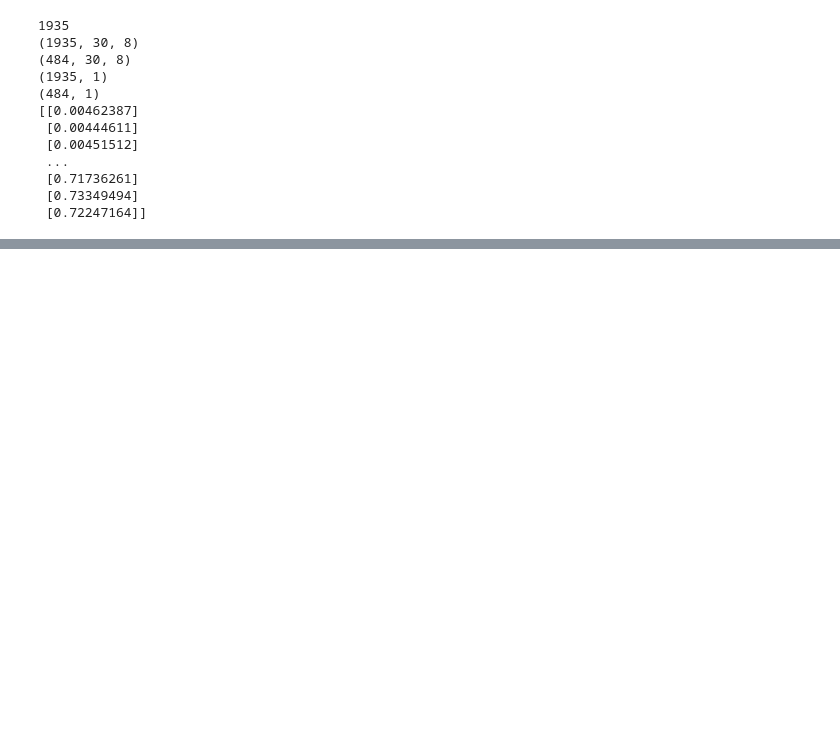
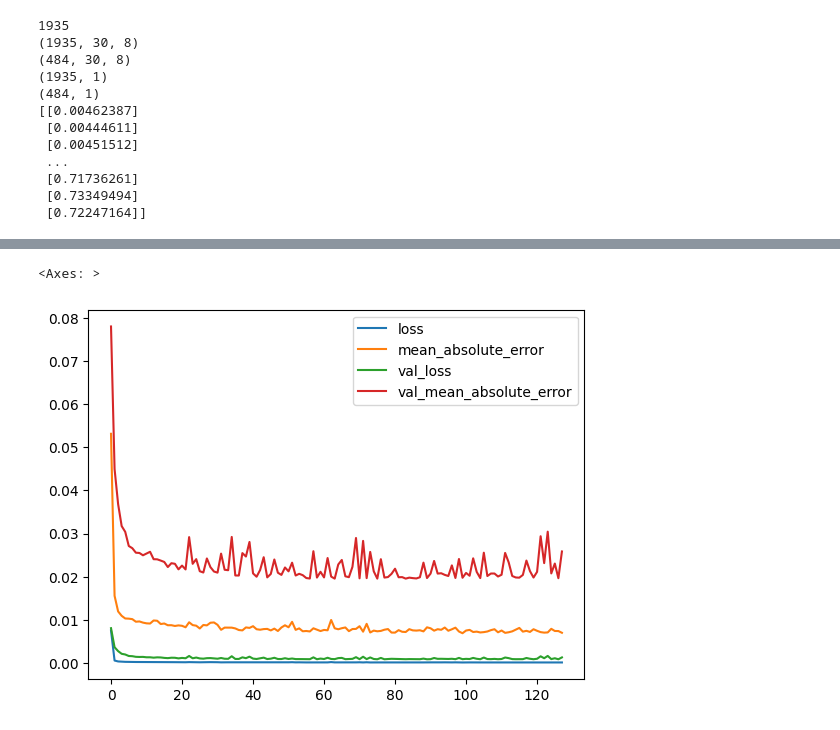
Before and after one commit to bilnazir/stockmarketprediction, a Jupyter notebook: fyp_LSTM_netflix.ipynb, the cells around one changed output, grey strips where cells are left out. Drawn from its saved outputs; the diff is of its cells as text; code cells hidden in the pictures; blank space fills up the shorter version.

Commit message:
Model Creation and testing and graphical presentation to evaluate the model. checking evaluation metrics

```diff
--- a/fyp_LSTM_netflix.ipynb
+++ b/fyp_LSTM_netflix.ipynb
@@ -168,3 +168,35 @@ print(y_train)
  [0.71736261]
  [0.73349494]
  [0.72247164]]
+# %%
+from keras.models import Sequential
+from keras.layers import LSTM
+from keras.layers import Dropout
+from keras.layers import Dense
+from keras.layers import TimeDistributed
+from tensorflow.keras.losses import MeanSquaredError
+from tensorflow.keras.metrics import MeanAbsoluteError
+
+import tensorflow as tf
+import keras
+from keras import optimizers
+from keras.callbacks import History
+from keras.models import Model
+from keras.layers import Dense, Dropout, LSTM, Input, Activation, concatenate
+import numpy as np
+#tf.random.set_seed(20)
+np.random.seed(10)
+
+lstm_input = Input(shape=(backcandles, 8), name='lstm_input')
+inputs = LSTM(150, name='first_layer')(lstm_input)
+inputs = Dense(1, name='dense_layer')(inputs)
+output = Activation('linear', name='output')(inputs)
+model = Model(inputs=lstm_input, outputs=output)
+adam = optimizers.Adam()
+model.compile(optimizer=adam, loss=MeanSquaredError(), metrics=[MeanAbsoluteError()])
+history = model.fit( X_train,
+    y_train,
+    batch_size=64,
+    epochs=128,
+    validation_data=(X_test, y_test),
+    verbose=1,)
@@ -170,0 +221,4 @@ print(y_train)
+# %%
+# Convert training history to datafram for viewing and graphing.
+hist = pd.DataFrame(history.history)
+hist.head()
@@ -170,0 +232,8 @@ print(y_train)
+# %%
+# Training errors with respect to ecochs.
+# loss: values of the cost function for training data.
+# val_loss: values of the cost function for cross-validation data.
+hist.plot()
+# %% [output]
+<Axes: >
+[figure, added]
```
Also changed, not shown: parts of 8 cells of this notebook.
